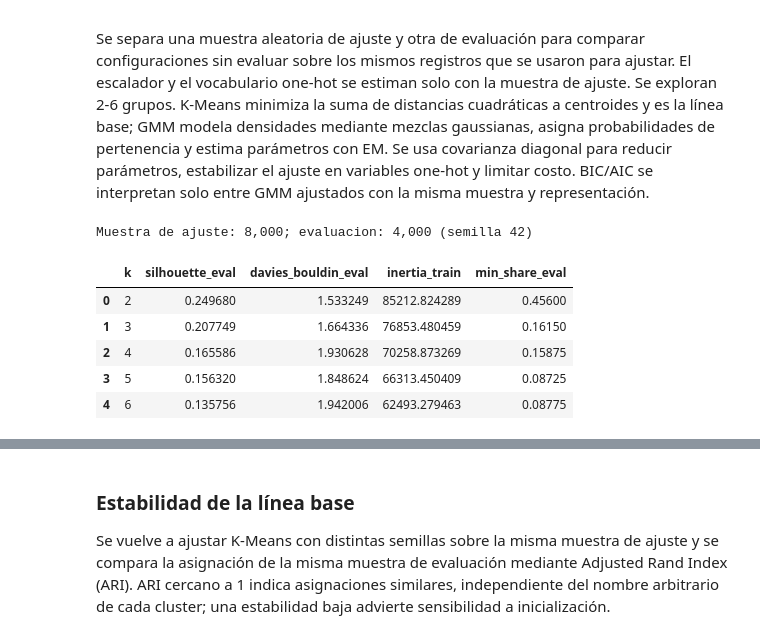
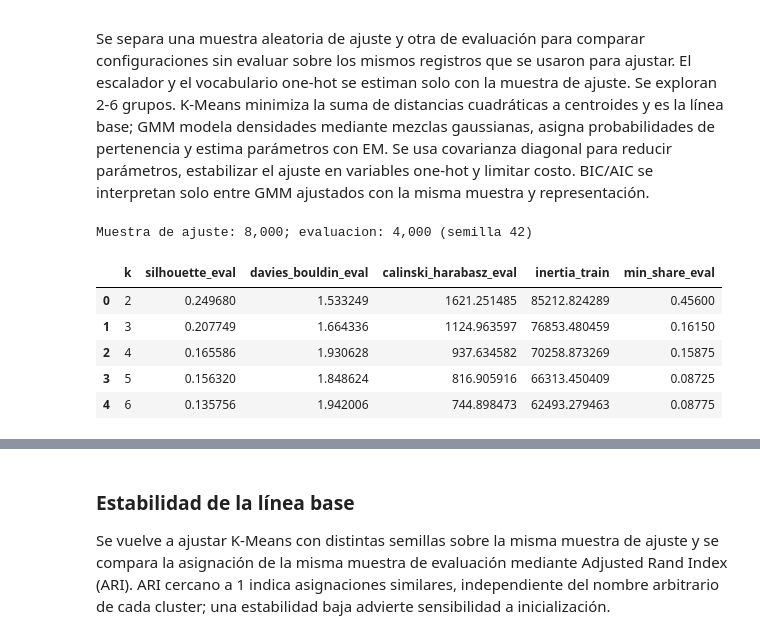
Before and after one commit to s-arbelaez/dataco_supply_chain_project, a Jupyter notebook: DataCo_Supply_Chain_Proyecto_No_Supervisado.ipynb, the cells around one changed output, grey strips where cells are left out. Drawn from its saved outputs; the diff is of its cells as text; code cells hidden in the pictures.

```diff
--- a/DataCo_Supply_Chain_Proyecto_No_Supervisado.ipynb
+++ b/DataCo_Supply_Chain_Proyecto_No_Supervisado.ipynb
@@ -421,31 +427,32 @@ Se separa una muestra aleatoria de ajuste y otra de evaluación para comparar co
 # %%
 print(f"Muestra de ajuste: {len(X_train):,}; evaluacion: {len(X_eval):,} (semilla {SEED})")
 
 K_VALUES = range(2, 7)
 kmeans_rows = []
 kmeans_eval_models = {}
 for k in K_VALUES:
     model = KMeans(n_clusters=k, init="k-means++", n_init=10, max_iter=300, random_state=SEED)
     model.fit(X_train)
     labels_eval = model.predict(X_eval)
     kmeans_eval_models[k] = model
     kmeans_rows.append({
         "k": k,
         "silhouette_eval": silhouette_score(X_eval, labels_eval, sample_size=min(2_500, len(X_eval)), random_state=SEED),
         "davies_bouldin_eval": davies_bouldin_score(X_eval, labels_eval),
+        "calinski_harabasz_eval": calinski_harabasz_score(X_eval, labels_eval),
         "inertia_train": model.inertia_,
         "min_share_eval": np.bincount(labels_eval, minlength=k).min() / len(labels_eval),
     })
 kmeans_results = pd.DataFrame(kmeans_rows)
 kmeans_results
 # %% [output]
 Muestra de ajuste: 8,000; evaluacion: 4,000 (semilla 42)
-|  | k | silhouette_eval | davies_bouldin_eval | inertia_train | min_share_eval |
-| 0 | 2 | 0.249680 | 1.533249 | 85212.824289 | 0.45600 |
-| 1 | 3 | 0.207749 | 1.664336 | 76853.480459 | 0.16150 |
-| 2 | 4 | 0.165586 | 1.930628 | 70258.873269 | 0.15875 |
-| 3 | 5 | 0.156320 | 1.848624 | 66313.450409 | 0.08725 |
-| 4 | 6 | 0.135756 | 1.942006 | 62493.279463 | 0.08775 |
+|  | k | silhouette_eval | davies_bouldin_eval | calinski_harabasz_eval | inertia_train | min_share_eval |
+| 0 | 2 | 0.249680 | 1.533249 | 1621.251485 | 85212.824289 | 0.45600 |
+| 1 | 3 | 0.207749 | 1.664336 | 1124.963597 | 76853.480459 | 0.16150 |
+| 2 | 4 | 0.165586 | 1.930628 | 937.634582 | 70258.873269 | 0.15875 |
+| 3 | 5 | 0.156320 | 1.848624 | 816.905916 | 66313.450409 | 0.08725 |
+| 4 | 6 | 0.135756 | 1.942006 | 744.898473 | 62493.279463 | 0.08775 |
 # %%
 gmm_rows = []
 gmm_eval_models = {}
```
Also changed, not shown: parts of 20 cells of this notebook.
